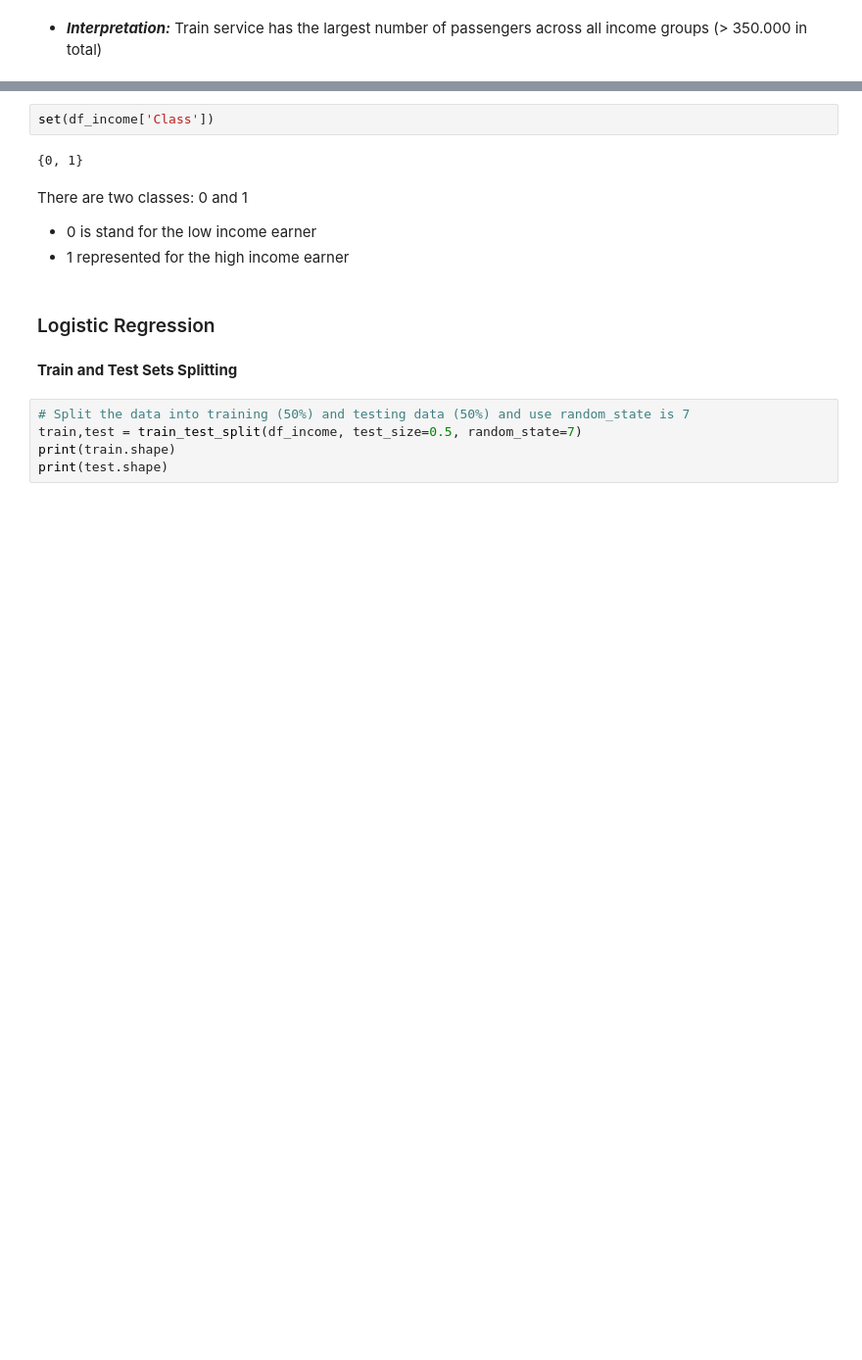
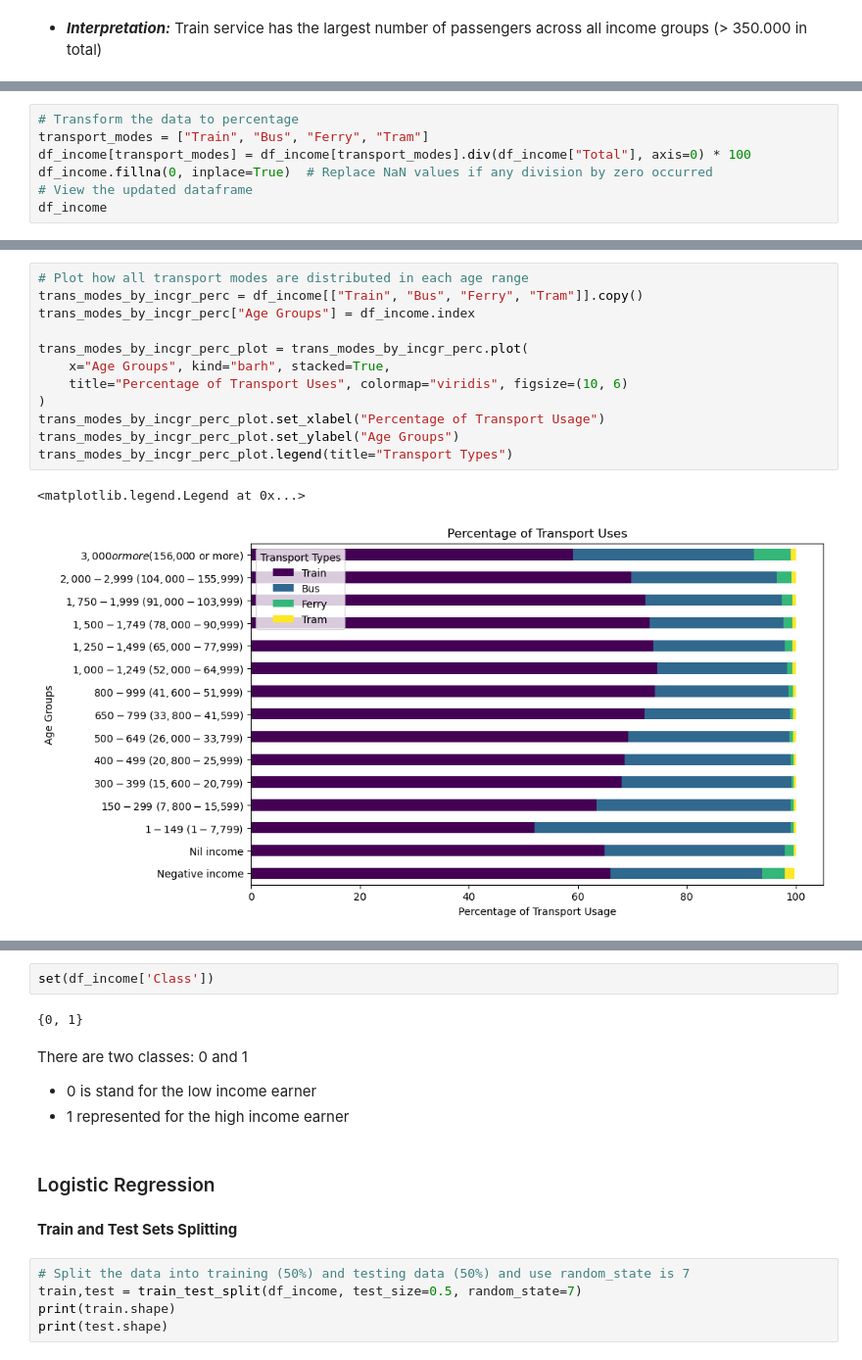
Before and after one commit to ethanaire/Analyzing-NSW-Public-Transports-with-Opal-Cards, a Jupyter notebook: Transport Usage by Income.ipynb, the cells around one changed output, grey strips where cells are left out. Shown at 98% size. Drawn from its saved outputs; the diff is of its cells as text; blank space fills up the shorter version.

```diff
--- a/Transport Usage by Income.ipynb
+++ b/Transport Usage by Income.ipynb
@@ -233,0 +258,7 @@ df_income.drop(["TRAIN", "BUS", "FERRY", "TRAM"], axis= 1, inplace = True)
+# %%
+# Transform the data to percentage
+transport_modes = ["Train", "Bus", "Ferry", "Tram"]
+df_income[transport_modes] = df_income[transport_modes].div(df_income["Total"], axis=0) * 100
+df_income.fillna(0, inplace=True)  # Replace NaN values if any division by zero occurred
+# View the updated dataframe
+df_income
@@ -233,0 +283,15 @@ df_income.drop(["TRAIN", "BUS", "FERRY", "TRAM"], axis= 1, inplace = True)
+# %%
+# Plot how all transport modes are distributed in each age range
+trans_modes_by_incgr_perc = df_income[["Train", "Bus", "Ferry", "Tram"]].copy()
+trans_modes_by_incgr_perc["Age Groups"] = df_income.index
+
+trans_modes_by_incgr_perc_plot = trans_modes_by_incgr_perc.plot(
+    x="Age Groups", kind="barh", stacked=True,
+    title="Percentage of Transport Uses", colormap="viridis", figsize=(10, 6)
+)
+trans_modes_by_incgr_perc_plot.set_xlabel("Percentage of Transport Usage")
+trans_modes_by_incgr_perc_plot.set_ylabel("Age Groups")
+trans_modes_by_incgr_perc_plot.legend(title="Transport Types")
+# %% [output]
+<matplotlib.legend.Legend at 0x...>
+[figure, added]
```
Also changed, not shown: parts of 33 cells of this notebook.
